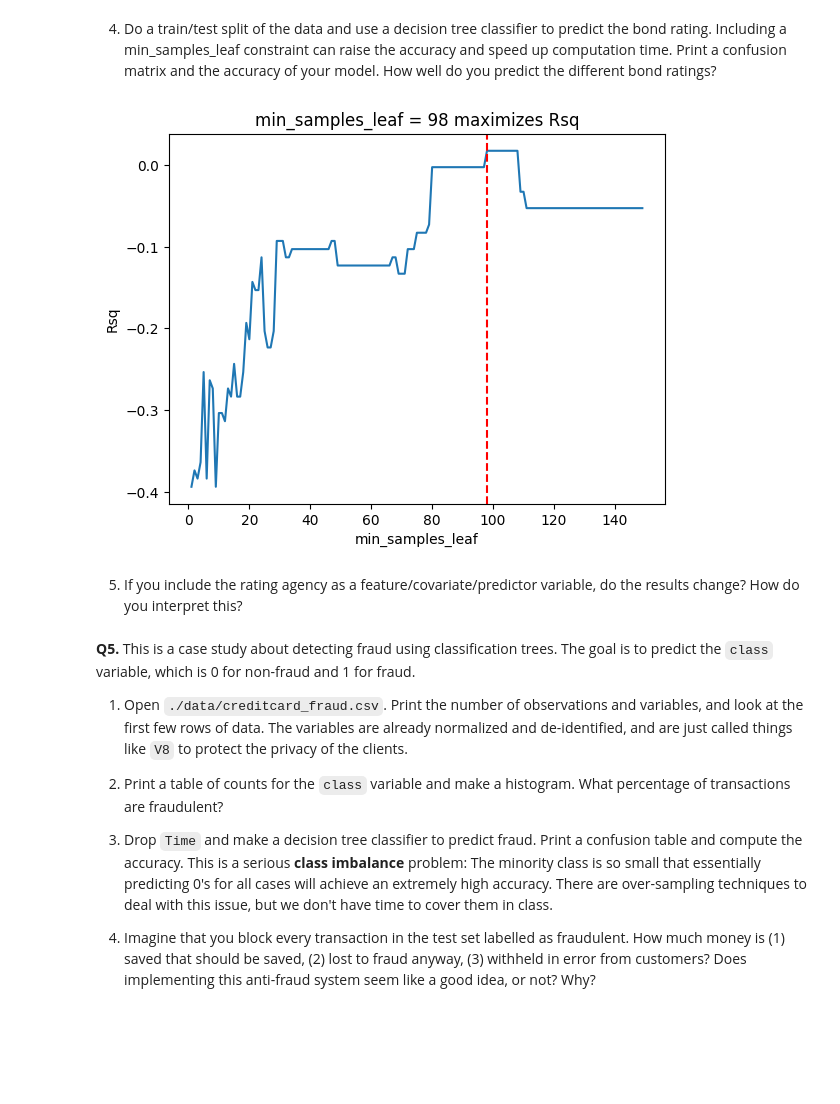
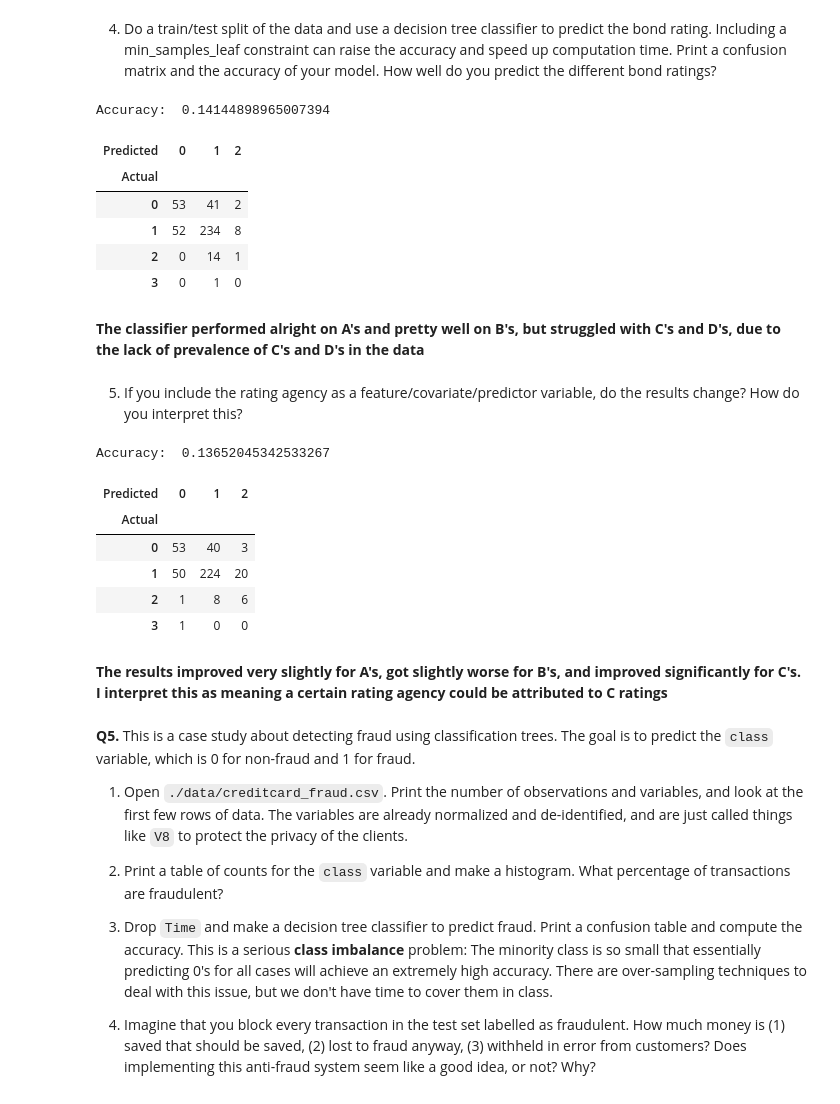
Before and after one commit to mgh2xx/trees, a Jupyter notebook: assignment/assignment.ipynb, the cells around one changed output. Drawn from its saved outputs; the diff is of its cells as text; code cells hidden in the pictures; blank space fills up the shorter version.

```diff
--- a/assignment/assignment.ipynb
+++ b/assignment/assignment.ipynb
@@ -396,31 +388,3 @@ X = pd.concat([dummies, numerics], axis = 1)
 y = df["Rating"].map({'A': 0, 'B' : 1, 'C' : 2, 'D' : 3})
 # %% [markdown]
 4. Do a train/test split of the data and use a decision tree classifier to predict the bond rating. Including a min_samples_leaf constraint can raise the accuracy and speed up computation time. Print a confusion matrix and the accuracy of your model. How well do you predict the different bond ratings?
-# %%
-X_train, X_test, y_train, y_test = train_test_split(X, y, test_size = 0.2, random_state = 42)
-min_samples_leaf = np.arange(1, 150, 1)
-r2_vals = []
-
-for min in min_samples_leaf:
-    cart = DecisionTreeClassifier(min_samples_leaf = min, random_state = 42).fit(X_train, y_train)
-
-    y_hat = cart.predict(X_test)
-    res = y_test - y_hat
-
-    rsq = 1 - np.sum(res ** 2) / np.sum((y_test - np.mean(y_train)) ** 2)
-    r2_vals.append(rsq)
-
-
-maximizer = np.where(max(r2_vals) == r2_vals)
-best_rsq = min_samples_leaf[maximizer][0]
-
-
-plt.figure()
-plt.plot(min_samples_leaf, r2_vals)
-plt.xlabel("min_samples_leaf")
-plt.ylabel("Rsq")
-plt.axvline(x = best_rsq, linestyle = "--", color = 'r')
-plt.title(f"min_samples_leaf = {best_rsq} maximizes Rsq")
-plt.show()
-# %% [output]
-[figure, removed]
@@ -429,5 +391,50 @@ cart = DecisionTreeClassifier
+# %%
+X_train, X_test, y_train, y_test = train_test_split(X, y, test_size = 0.2, random_state = 42)
+
+cart = DecisionTreeClassifier().fit(X_train, y_train)
+y_hat = cart.predict(X_test)
+tab = pd.crosstab(y_test, y_hat, rownames = ["Actual"], colnames = ["Predicted"])
+acc = (tab.iloc[0, 0] + tab.iloc[1, 1]) / len(y)
+
+print("Accuracy: ", acc, "\n")
+pd.crosstab(y_test, y_hat, rownames = ["Actual"], colnames = ["Predicted"])
+# %% [output]
+Accuracy:  0.14144898965007394
+| Predicted | 0 | 1 | 2 |
+| Actual |  |  |  |
+| 0 | 53 | 41 | 2 |
+| 1 | 52 | 234 | 8 |
+| 2 | 0 | 14 | 1 |
+| 3 | 0 | 1 | 0 |
+# %% [markdown]
+**The classifier performed alright on A's and pretty well on B's, but struggled with C's and D's, due to the lack of prevalence of C's and D's in the data**
 # %% [markdown]
 5. If you include the rating agency as a feature/covariate/predictor variable, do the results change? How do you interpret this?
+# %%
+numerics = df.iloc[:, 6:]
+dummies = pd.get_dummies(df.loc[:, ["Rating Agency Name", "Sector"]], dtype = 'int')
+X = pd.concat([dummies, numerics], axis = 1)
+y = df["Rating"].map({'A': 0, 'B' : 1, 'C' : 2, 'D' : 3})
+
+X_train, X_test, y_train, y_test = train_test_split(X, y, test_size = 0.2, random_state = 42)
+
+cart = DecisionTreeClassifier().fit(X_train, y_train)
+y_hat = cart.predict(X_test)
+tab = pd.crosstab(y_test, y_hat, rownames = ["Actual"], colnames = ["Predicted"])
+acc = (tab.iloc[0, 0] + tab.iloc[1, 1]) / len(y)
+
+print("Accuracy: ", acc, "\n")
+pd.crosstab(y_test, y_hat, rownames = ["Actual"], colnames = ["Predicted"])
+# %% [output]
+Accuracy:  0.13652045342533267
+| Predicted | 0 | 1 | 2 |
+| Actual |  |  |  |
+| 0 | 53 | 40 | 3 |
+| 1 | 50 | 224 | 20 |
+| 2 | 1 | 8 | 6 |
+| 3 | 1 | 0 | 0 |
+# %% [markdown]
+**The results improved very slightly for A's, got slightly worse for B's, and improved significantly for C's. I interpret this as meaning a certain rating agency could be attributed to C ratings**
 # %% [markdown]
 **Q5.** This is a case study about detecting fraud using classification trees. The goal is to predict the `class` variable, which is 0 for non-fraud and 1 for fraud.
 
```
Also changed, not shown: parts of 7 cells of this notebook.
